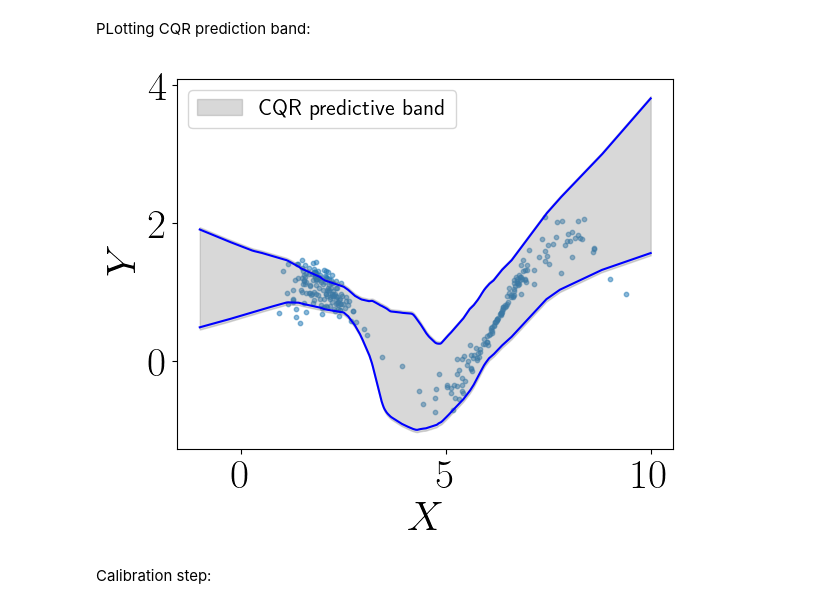
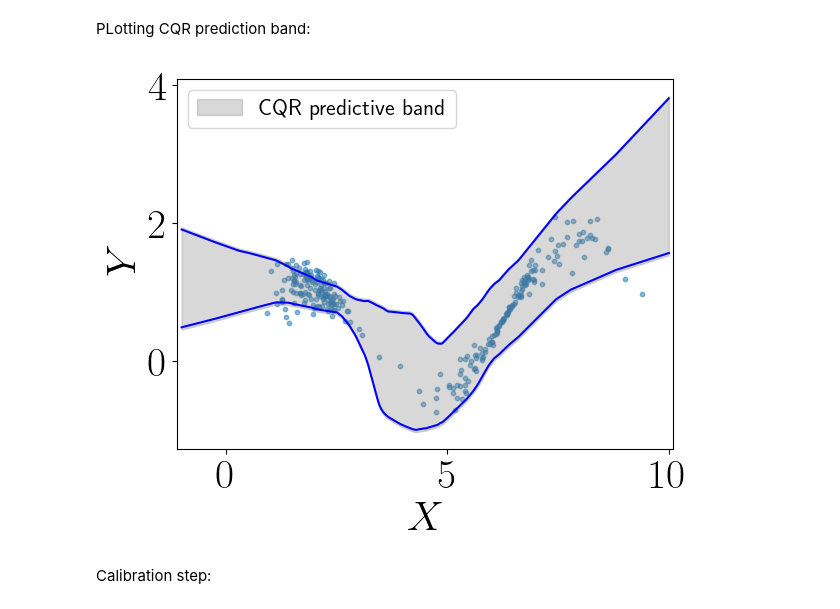
Before and after one commit to Monoxido45/EPICSCORE, a Jupyter notebook: Figures_and_tables/figure_3_quantile_illustration.ipynb, the cells around one changed output. Saved outputs shown, nothing was run; the diff lists cells and outputs as text; code cells hidden in the pictures.

```diff
--- a/Figures_and_tables/figure_3_quantile_illustration.ipynb
+++ b/Figures_and_tables/figure_3_quantile_illustration.ipynb
@@ -101,22 +105,23 @@ PLotting CQR prediction band:
 # %%
 # plotting cqr predictive region
 plt.scatter(X, Y, s=10, alpha=0.5)
 plt.plot(X_grid, q_low, color="blue")
 plt.plot(X_grid, q_high, color="blue")
 plt.fill_between(
     X_grid.flatten(),
     q_low - t_cqr,
     q_high + t_cqr,
     color="gray",
     alpha=0.3,
     label="CQR predictive band",
 )
 plt.xlabel("$X$")
 plt.ylabel("$Y$")
 plt.legend(fontsize = 16)
+plt.xlim(-1.1, 10.1)
 plt.show()
 # %% [output]
-[figure, old version]
+[figure, new version]
 # %% [markdown]
 Calibration step:
 # %%
```
Also changed, not shown: parts of 6 cells of this notebook, 1 other file.
